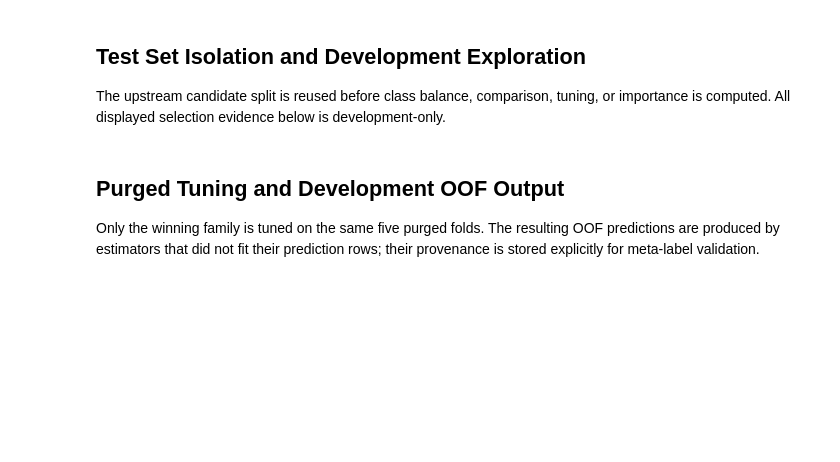
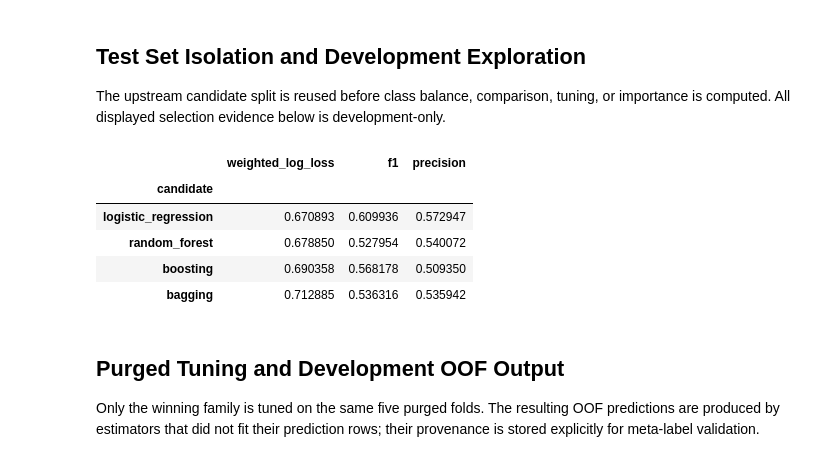
Before and after one commit to kwonjunhyuk9/financial-machine-learning, a Jupyter notebook: notebooks/strategy_modeling/primary_model.ipynb, the cells around one changed output. Cells and saved outputs as stored; diff of their text form; code cells hidden in the pictures; blank space fills up the shorter version.

```diff
--- a/notebooks/strategy_modeling/primary_model.ipynb
+++ b/notebooks/strategy_modeling/primary_model.ipynb
@@ -69,34 +69,42 @@ t1_development = development["event_end"]
 cv = PurgedKFold(n_splits=5, t1=t1_development, pct_embargo=0.01)
 
 assert len(development) + len(holdout) == len(events)
-assert not set(feature_columns).intersection({"event_end", "vertical_barrier", "target_return", "raw_return", "direction_label", "symbol", "news_count"})
+assert len(feature_columns) == 53
+assert not set(feature_columns).intersection({"event_end", "vertical_barrier", "target_return", "raw_return", "direction_label", "symbol"})
 assert development["event_end"].lt(holdout.index.min()).all()
 
 
 def score_predictions(predictions):
     return {
         "weighted_log_loss": log_loss(
             y_development,
             np.column_stack([1.0 - predictions["probability"], predictions["probability"]]),
             labels=[-1, 1],
             sample_weight=w_development,
         ),
         "f1": f1_score(y_development, predictions["prediction"], pos_label=1, sample_weight=w_development),
         "precision": precision_score(y_development, predictions["prediction"], pos_label=1, sample_weight=w_development, zero_division=0),
     }
 
 
 candidates = build_candidate_classifiers(random_state=RANDOM_STATE, n_jobs=1)
 comparison_rows = []
 candidate_oof = {}
 for name, estimator in candidates.items():
     predictions = generate_oof_predictions(estimator, X_development, y_development, w_development, cv, positive_label=1)
     candidate_oof[name] = predictions
     comparison_rows.append({"candidate": name, **score_predictions(predictions)})
 
 comparison = pd.DataFrame(comparison_rows).set_index("candidate").sort_values("weighted_log_loss")
 selected_name = comparison.index[0]
 display(comparison)
+# %% [output]
+|  | weighted_log_loss | f1 | precision |
+| candidate |  |  |  |
+| logistic_regression | 0.670893 | 0.609936 | 0.572947 |
+| random_forest | 0.678850 | 0.527954 | 0.540072 |
+| boosting | 0.690358 | 0.568178 | 0.509350 |
+| bagging | 0.712885 | 0.536316 | 0.535942 |
 # %% [markdown]
 ## Purged Tuning and Development OOF Output
 
```
Also changed, not shown: parts of 3 cells of this notebook, 22 other files.
